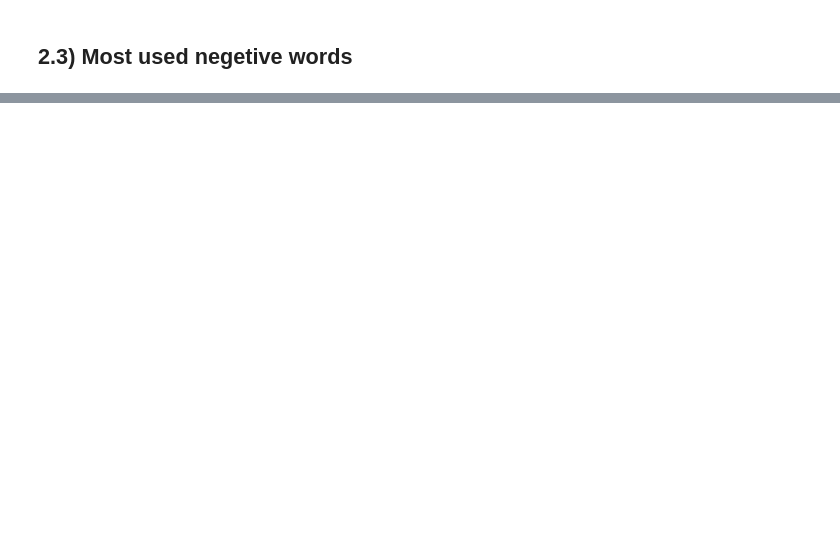
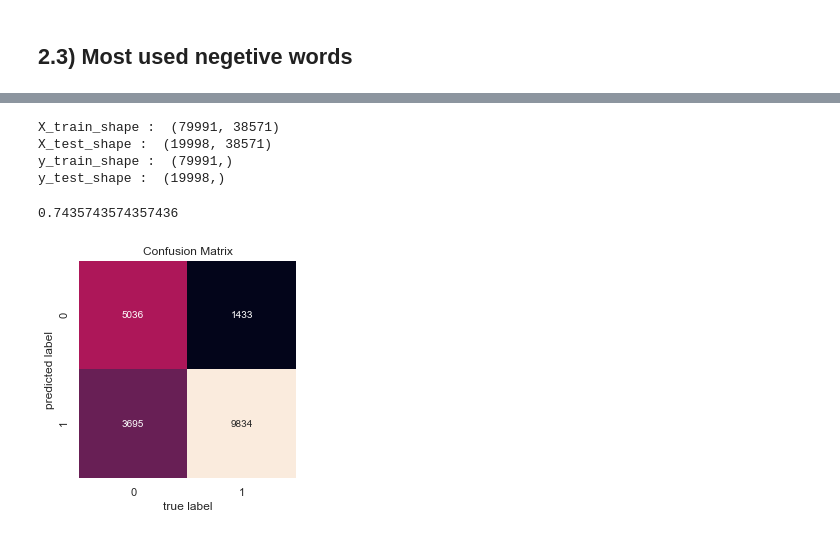
Before and after one commit to gunjannandy/twitter-sentiment-analysis, a Jupyter notebook: twitter-sentiment-analysis.ipynb, the cells around one changed output, grey strips where cells are left out. Saved outputs shown, nothing was run; the diff lists cells and outputs as text; code cells hidden in the pictures; blank space fills up the shorter version.

```diff
--- a/twitter-sentiment-analysis.ipynb
+++ b/twitter-sentiment-analysis.ipynb
@@ -232,0 +300,14 @@ plt.show()
+# %%
+from sklearn.model_selection import train_test_split
+
+X_train, X_test, y_train, y_test = train_test_split(tf_idf, total_data[sentiment], test_size=0.2, random_state=69)
+# %%
+print("X_train_shape : ",X_train.shape)
+print("X_test_shape : ",X_test.shape)
+print("y_train_shape : ",y_train.shape)
+print("y_test_shape : ",y_test.shape)
+# %% [output]
+X_train_shape :  (79991, 38571)
+X_test_shape :  (19998, 38571)
+y_train_shape :  (79991,)
+y_test_shape :  (19998,)
@@ -232,0 +316,18 @@ plt.show()
+# %%
+model = MultinomialNB().fit(X_train, y_train)
+predicted = model.predict(X_test)
+# %%
+print(np.mean(predicted == y_test))
+# %% [output]
+0.7435743574357436
+# %%
+from sklearn.metrics import confusion_matrix
+
+mat = confusion_matrix(y_test, predicted)
+sns.heatmap(mat.T, square=True, annot=True, fmt='d', cbar=False)
+plt.title('Confusion Matrix')
+plt.xlabel('true label')
+plt.ylabel('predicted label')
+plt.show()
+# %% [output]
+[figure, added]
```
Also changed, not shown: parts of 45 cells of this notebook, 1 other file.
